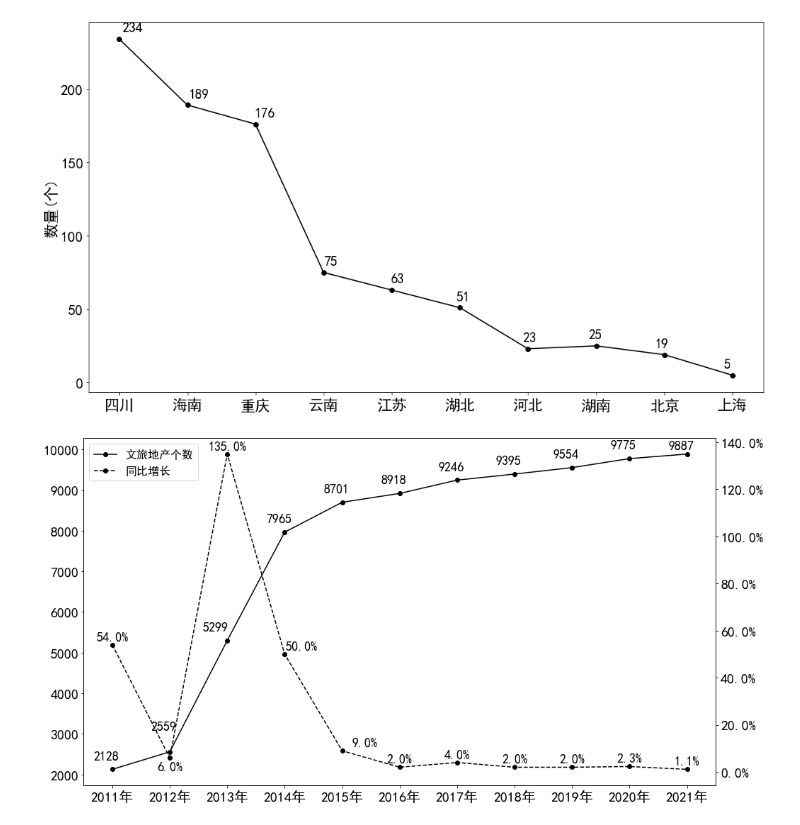
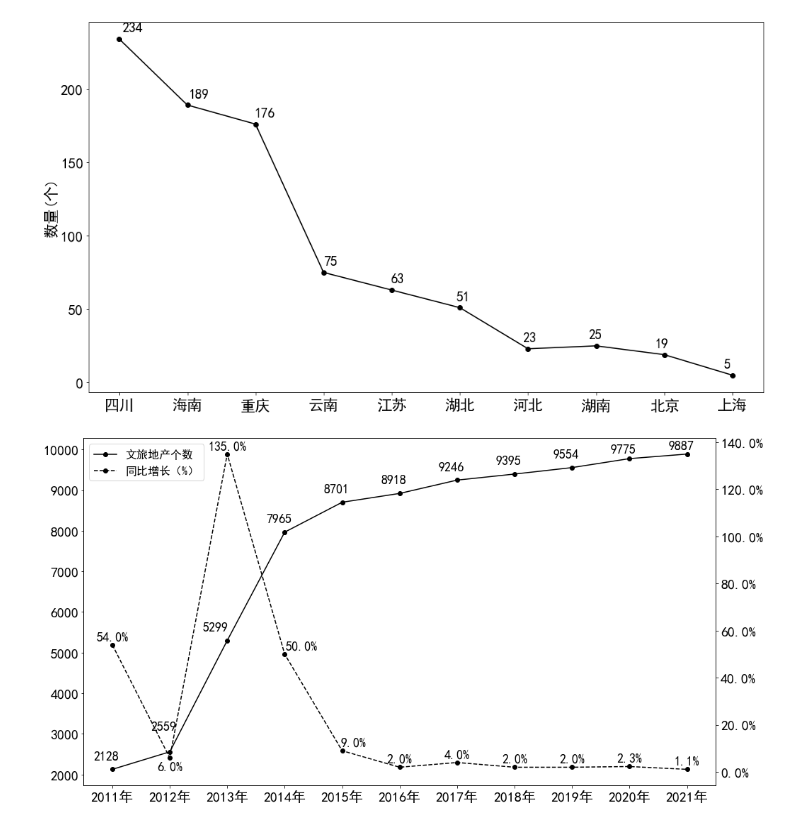
Before and after one commit to kevinva/yippy_data_figure, a Jupyter notebook: plot_v2.ipynb, the cells around one changed output. Drawn from its saved outputs; the diff is of its cells as text; code cells hidden in the pictures.

```diff
--- a/plot_v2.ipynb
+++ b/plot_v2.ipynb
@@ -17,3 +13,8 @@ FONTSIZE_TEXT = 18  # 曲线上的文字
+# %%
+FONTSIZE_TICKS = 20  # 坐标点
+FONTSIZE_LABEL = 20  # 坐标标题，图例
+FONTSIZE_TEXT = 18  # 曲线上的文字
+FONTSIZE_LEGEND = 16 # 图例
 # %%
 plt.style.available
 # %% [output]
@@ -100,37 +101,38 @@ ax1.tick_params(axis='x', labelsize=FONTSIZE_TICKS)
 ax1.tick_params(axis='y', labelsize=FONTSIZE_TICKS)
 ax1.set_xticks(range(len(y1)))
 ax1.set_xticklabels(years)
 for index, val in enumerate(y1):
     x_offset = -0.1
     y_offset = 200
     if index == 0:
         y_offset = 200
     elif index == 1:
         y_offset = 500
     elif index == 2:
         x_offset = -0.2
+    elif index == len(y1) - 2:
+        y_offset = 100
     elif index == len(y1) - 1:
         y_offset = 80
-    ax1.text(index + x_offset, val + y_offset, val, ha='center', va='bottom', color='black', fontsize=FONTSIZE_TEXT)
+    ax1.text(index + x_offset, val + y_offset, val, ha='center', va='bottom', color='black', fontsize = FONTSIZE_TEXT)
 ax2.yaxis.set_major_formatter(mtick.FormatStrFormatter('%.1f%%'))
-g2, = ax2.plot(years, y2, color='black', marker ='o', linestyle = 'dashed', label='同比增长')   # ax2.plot返回是一个数组，现只取该数组第一个元素
+ax2.tick_params(axis = 'y', labelsize = FONTSIZE_TICKS)
+g2, = ax2.plot(years, y2, color='black', marker ='o', linestyle = 'dashed', label='同比增长（%）')   # ax2.plot返回是一个数组，现只取该数组第一个元素
 for index, val in enumerate(y2):
     y_offset = 1.3
     x_offset = 0
     if index == 1:
         y_offset = -6
     elif index == 3:
         x_offset = 0.3
     elif index == 4:
-        x_offset = 0.4
+        x_offset = 0.2
     ax2.text(index + x_offset, val + y_offset, '{:.1f}%'.format(val), ha='center', va='bottom', color='black', fontsize=FONTSIZE_TEXT)
 
-plt.xticks(fontsize = FONTSIZE_TICKS)
-plt.yticks(fontsize = FONTSIZE_TICKS)
-plt.legend([g1, g2], ['文旅地产个数', '同比增长'], loc='upper left', fontsize = 16)
+plt.legend([g1, g2], ['文旅地产个数', '同比增长（%）'], loc='upper left', fontsize = FONTSIZE_LEGEND)
 
 
 # plt.show()
 plt.savefig('图4-3.png')
 # %% [output]
-[figure, old version]
+[figure, new version]
```
Also changed, not shown: parts of 5 cells of this notebook, 3 other files.
